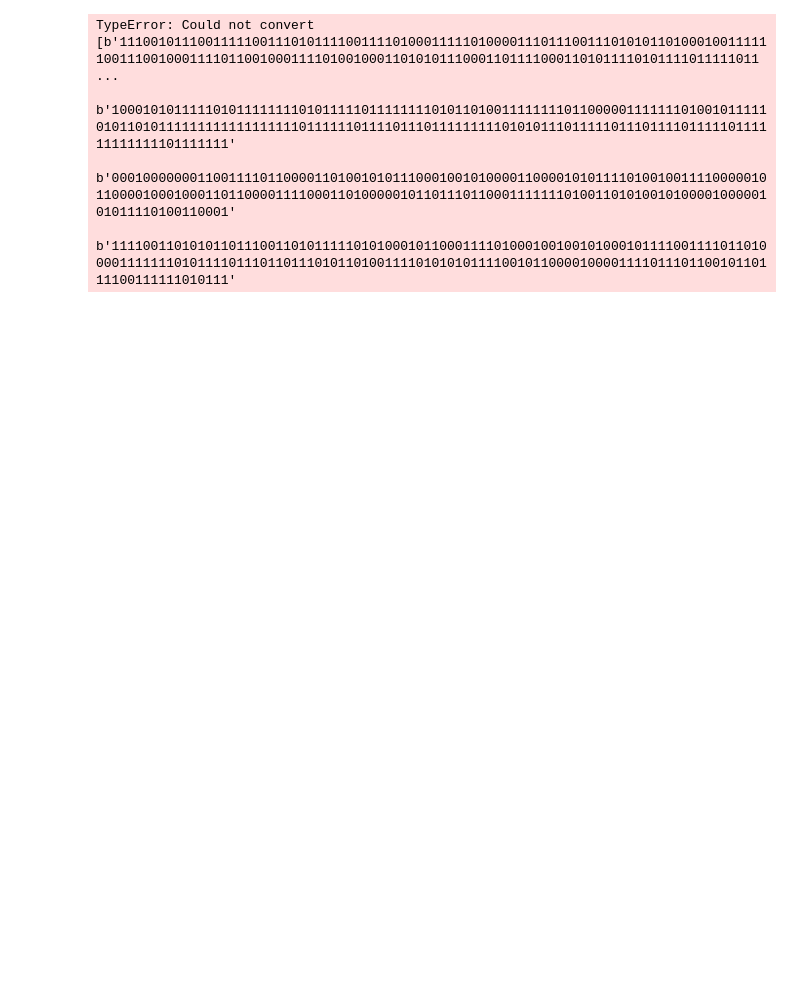
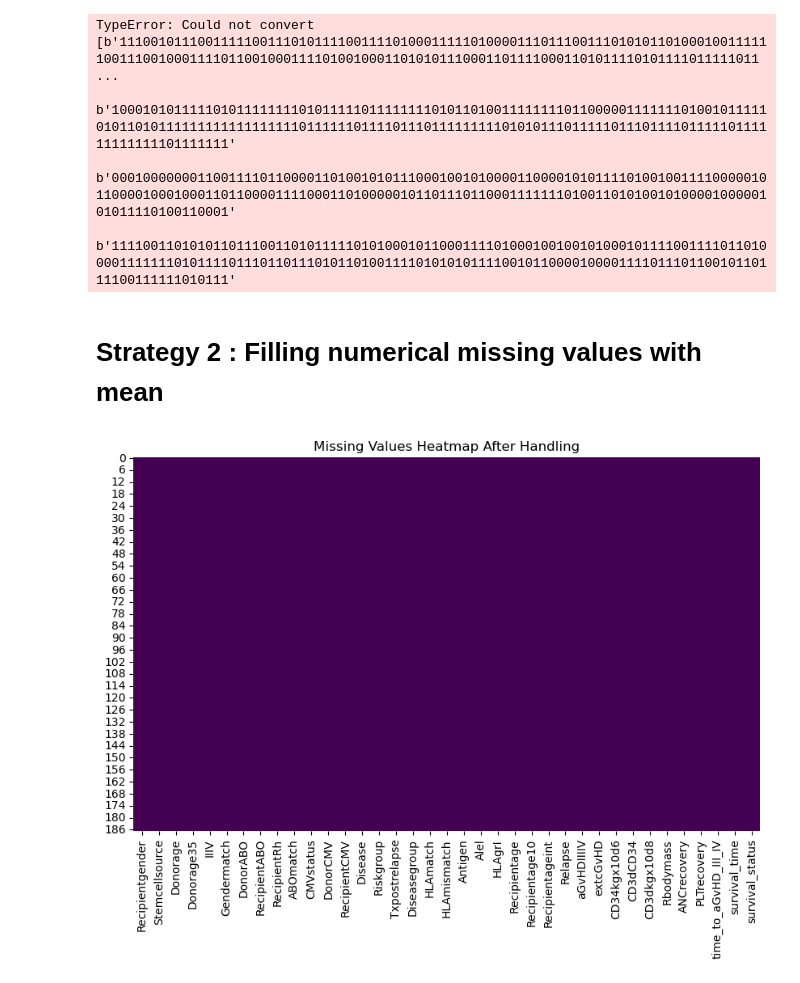
Before and after one commit to imadbaghdad/bone_marrow_transplant, a Jupyter notebook: notebooks/eda.ipynb, the cells around one changed output. Cells and saved outputs as stored; diff of their text form; code cells hidden in the pictures; blank space fills up the shorter version.

```diff
--- a/notebooks/eda.ipynb
+++ b/notebooks/eda.ipynb
@@ -74,3 +74,17 @@ TypeError: Could not convert [b'111001011100111110011101011110011110100011111010
  b'1000101011111010111111110101111101111111101011010011111111011000001111111010010111110101101011111111111111111101111110111101110111111111010101110111110111011110111110111111111111101111111'
  b'0001000000011001111011000011010010101110001001010000110000101011110100100111100000101100001000100011011000011110001101000001011011101100011111110100110101001010000100000101011110100110001'
  b'1111001101010110111001101011111010100010110001111010001001001010001011110011110110100001111111010111101110110111010110100111101010101111001011000010000111101110110010110111100111111010111'
+# %% [markdown]
+# Strategy 2 :  Filling numerical missing values with mean
+# %%
+# Fill missing values with the mean of each numeric column
+numeric_cols = df.select_dtypes(include=['number']).columns
+df[numeric_cols] = df[numeric_cols].fillna(df[numeric_cols].mean())
+
+# Verify that there are no more missing values
+plt.figure(figsize=(10, 6))
+sns.heatmap(df.isnull(), cbar=False, cmap='viridis')
+plt.title('Missing Values Heatmap After Handling')
+plt.show()
+# %% [output]
+[figure, added]
```
Also changed, not shown: parts of 5 cells of this notebook.
